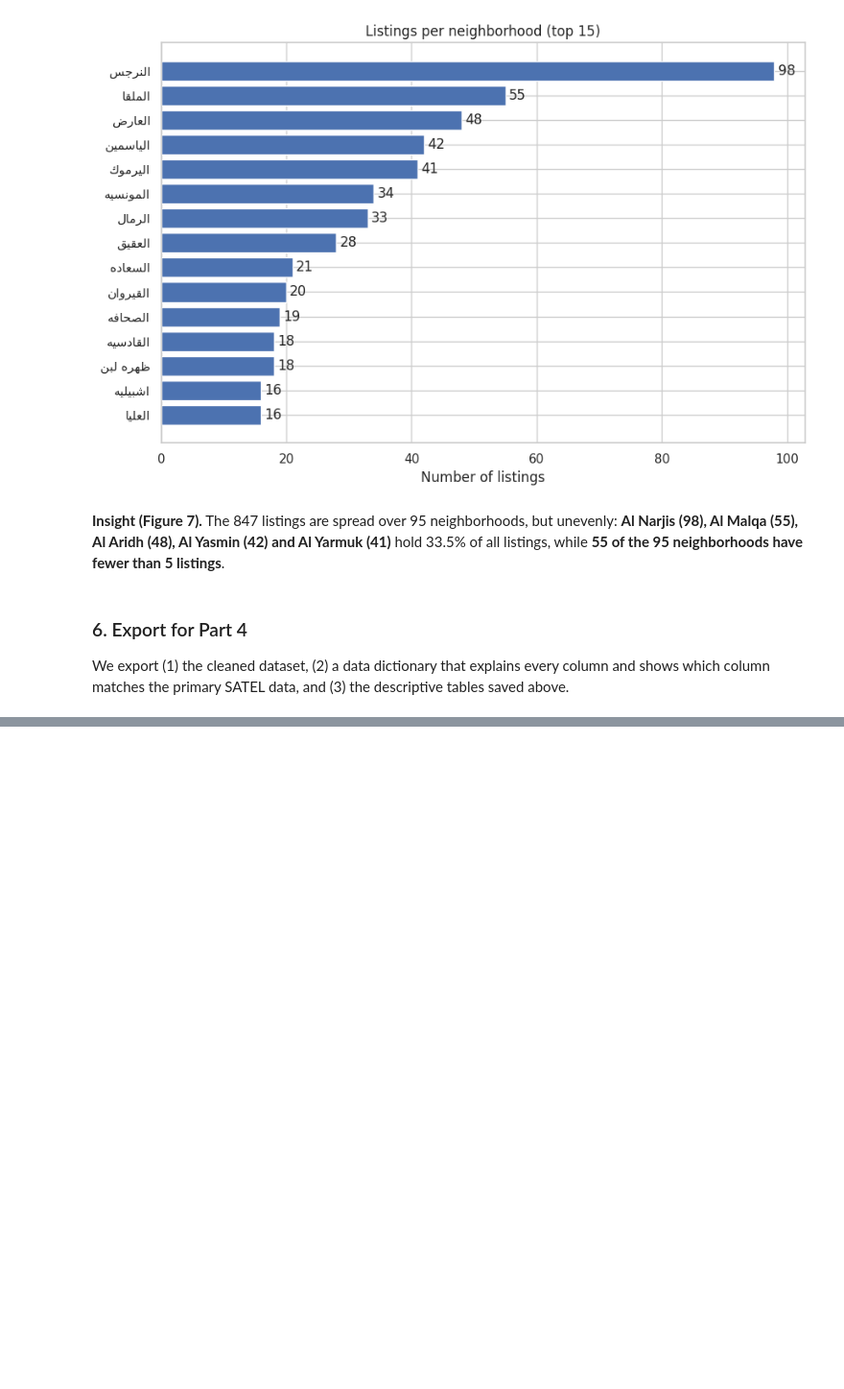
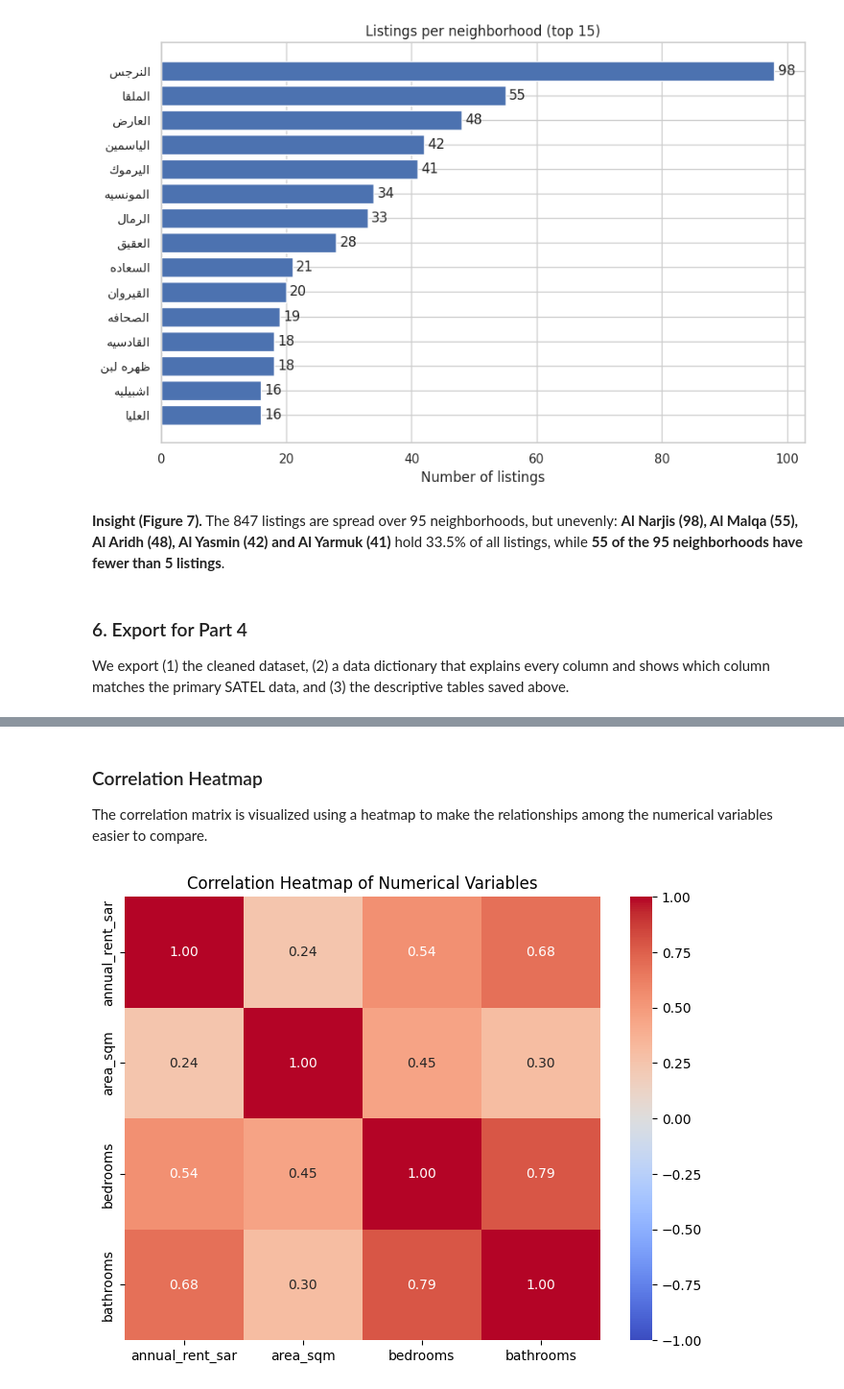
Before and after one commit to 1FATIMAH1/IT362, a Jupyter notebook: Phase2.ipynb, the cells around one changed output, grey strips where cells are left out. Shown at 96% size. Saved outputs shown, nothing was run; the diff lists cells and outputs as text; code cells hidden in the pictures; blank space fills up the shorter version.

```diff
--- a/Phase2.ipynb
+++ b/Phase2.ipynb
@@ -1473,0 +1552,13 @@ dictionary
+# %%
+# Select relevant numerical variables
+numeric_cols = [
+    'annual_rent_sar',
+    'area_sqm',
+    'bedrooms',
+    'bathrooms'
+]
+
+# Calculate the correlation matrix
+correlation_matrix = plot_df[numeric_cols].corr()
+
+correlation_matrix
@@ -1473,0 +1571,22 @@ dictionary
+# %% [markdown]
+### Correlation Heatmap
+
+The correlation matrix is visualized using a heatmap to make the relationships among the numerical variables easier to compare.
+# %%
+import seaborn as sns
+
+plt.figure(figsize=(8, 6))
+
+sns.heatmap(
+    correlation_matrix,
+    annot=True,
+    fmt='.2f',
+    cmap='coolwarm',
+    vmin=-1,
+    vmax=1
+)
+
+plt.title('Correlation Heatmap of Numerical Variables')
+plt.show()
+# %% [output]
+[figure, added]
```
Also changed, not shown: parts of 23 cells of this notebook.
